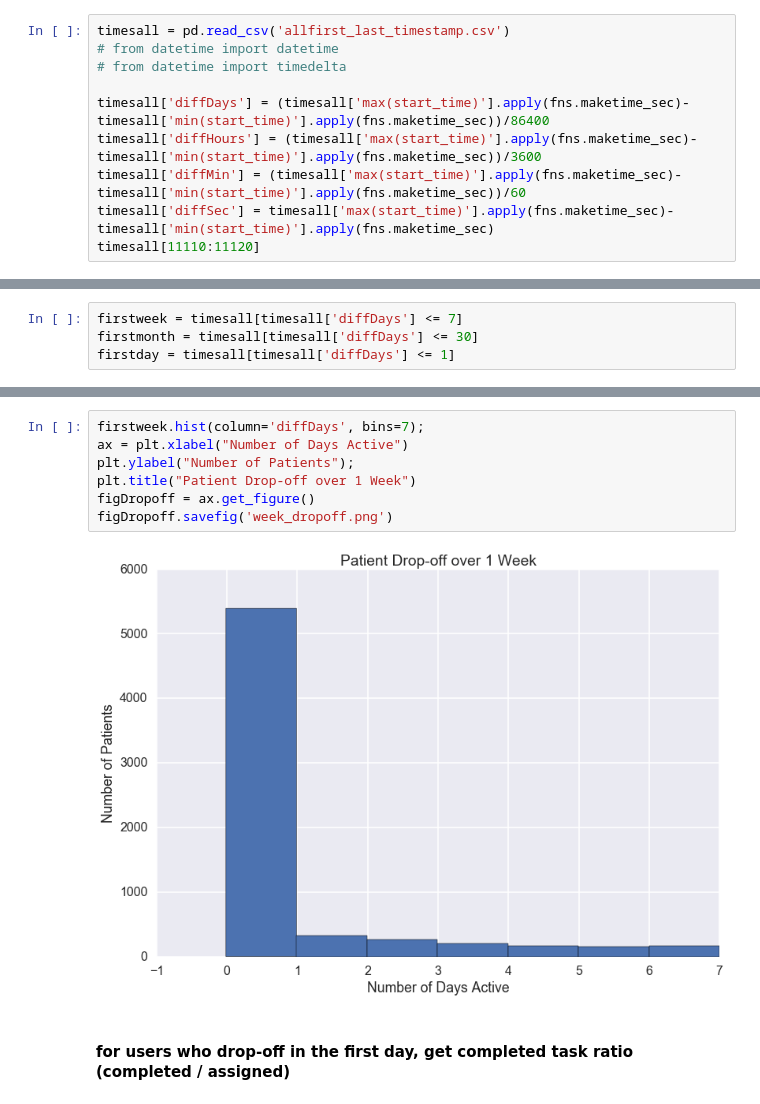
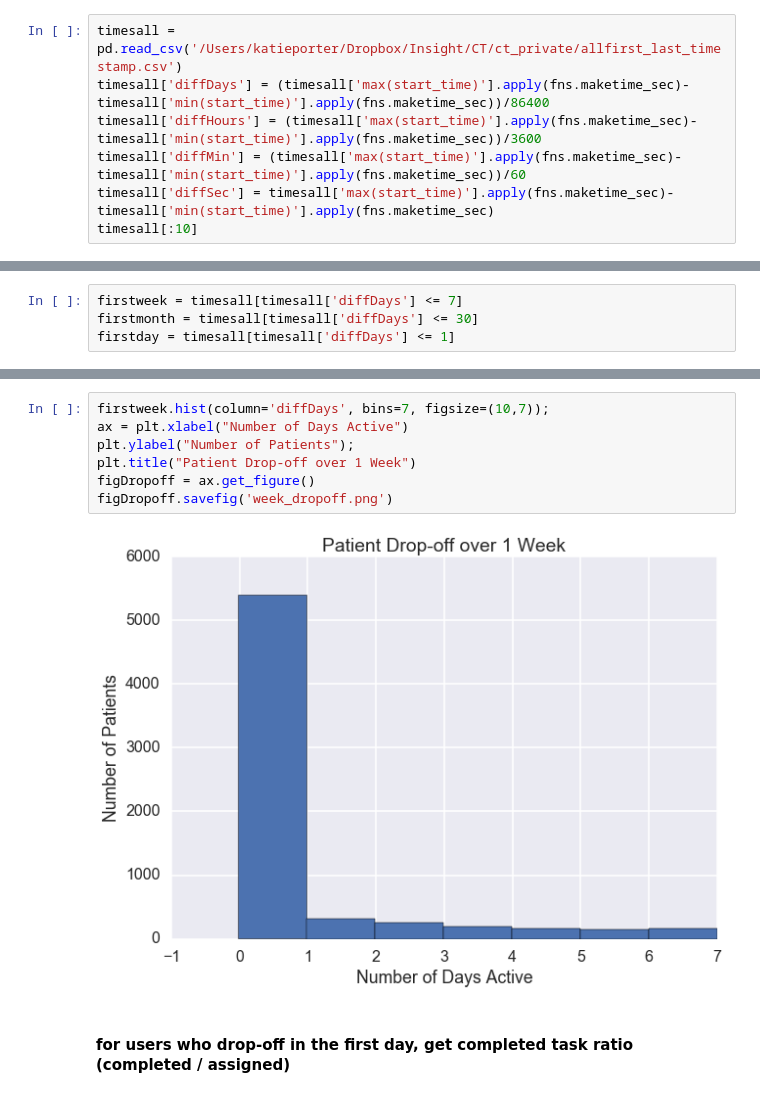
Before and after one commit to kbporter/insight_fellowship, a Jupyter notebook: constant_therapy_workbook.ipynb, the cells around one changed output, grey strips where cells are left out. Cells and saved outputs as stored; diff of their text form.

```diff
--- a/constant_therapy_workbook.ipynb
+++ b/constant_therapy_workbook.ipynb
@@ -42,14 +41,11 @@ patient_list = pd.read_csv('sched_patient_list.csv')
 # %% [markdown]
 #### import csv of target patients first/last timestamp
 # %%
-timesall = pd.read_csv('allfirst_last_timestamp.csv')
-# from datetime import datetime
-# from datetime import timedelta
-
+timesall = pd.read_csv('/Users/katieporter/Dropbox/Insight/CT/ct_private/allfirst_last_timestamp.csv')
 timesall['diffDays'] = (timesall['max(start_time)'].apply(fns.maketime_sec)- timesall['min(start_time)'].apply(fns.maketime_sec))/86400
 timesall['diffHours'] = (timesall['max(start_time)'].apply(fns.maketime_sec)- timesall['min(start_time)'].apply(fns.maketime_sec))/3600
 timesall['diffMin'] = (timesall['max(start_time)'].apply(fns.maketime_sec)- timesall['min(start_time)'].apply(fns.maketime_sec))/60
 timesall['diffSec'] = timesall['max(start_time)'].apply(fns.maketime_sec)- timesall['min(start_time)'].apply(fns.maketime_sec)
-timesall[11110:11120]
+timesall[:10]
 # %% [output]
 |  | patient_id | min(start_time) | max(start_time) | diffDays | diffHours | diffMin | diffSec |
@@ -79,12 +75,12 @@ array([[<matplotlib.axes._subplots.AxesSubplot object at 0x...>]], dtype=object)
 # %%
-firstweek.hist(column='diffDays', bins=7);
+firstweek.hist(column='diffDays', bins=7, figsize=(10,7));
 ax = plt.xlabel("Number of Days Active")
 plt.ylabel("Number of Patients");
 plt.title("Patient Drop-off over 1 Week")
 figDropoff = ax.get_figure()
 figDropoff.savefig('week_dropoff.png')
 # %% [output]
-[figure, old version]
+[figure, new version]
 # %% [markdown]
 #### for users who drop-off in the first day, get completed task ratio (completed / assigned)
 # %%
```
Also changed, not shown: parts of 26 cells of this notebook, 2 other files.
